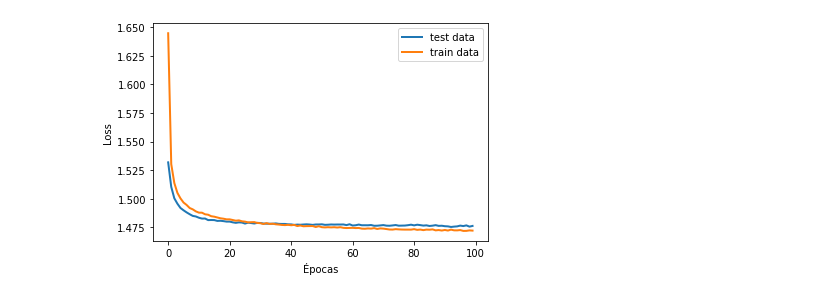
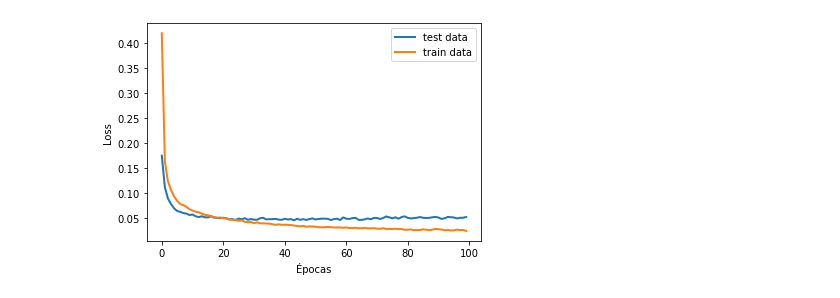
Before and after one commit to denisecammarota/DeepLearning, a Jupyter notebook: Pract4/Ej8.ipynb, the cells around one changed output. Cells and saved outputs as stored; diff of their text form; code cells hidden in the pictures.

```diff
--- a/Pract4/Ej8.ipynb
+++ b/Pract4/Ej8.ipynb
@@ -126,6 +120,8 @@ model.add(keras.layers.MaxPooling2D(pool_size = (2, 2), padding='same'))
 model.add(keras.layers.Dropout(0.3))
 model.add(keras.layers.Flatten())
 model.add(keras.layers.Dense(10,activation='softmax'))
-model.compile(optimizer='adam', loss=tf.keras.losses.CategoricalCrossentropy(from_logits=True),metrics=['acc'])
+model.compile(optimizer='adam', loss=tf.keras.losses.CategoricalCrossentropy(),metrics=['acc'])
+#plot_model(model,to_file='ej8_2_cg.pdf',show_shapes = True,rankdir='LR')
+#model.summary()
 history = model.fit(x_train, yy_train, epochs=epocas, validation_data=(x_test, yy_test),shuffle=True,batch_size=100, verbose=2)
 # %% [output]
@@ -153,5 +149,5 @@ plt.legend()
 plt.xlabel('Épocas')
 plt.ylabel('Loss')
 plt.savefig('ej8_2_loss.pdf')
-files.download( 'ej8_2_loss.pdf' )
+#files.download( 'ej8_2_loss.pdf' )
 # %% [output]
@@ -160,4 +154,4 @@ files.download( 'ej8_2_loss.pdf' )
-[figure, old version]
+[figure, new version]
 # %%
 plt.plot(history.history['val_acc'],label='test data',linewidth=2)
 plt.plot(history.history['acc'],label='train data',linewidth=2)
```
Also changed, not shown: parts of 8 cells of this notebook, 29 other files.
